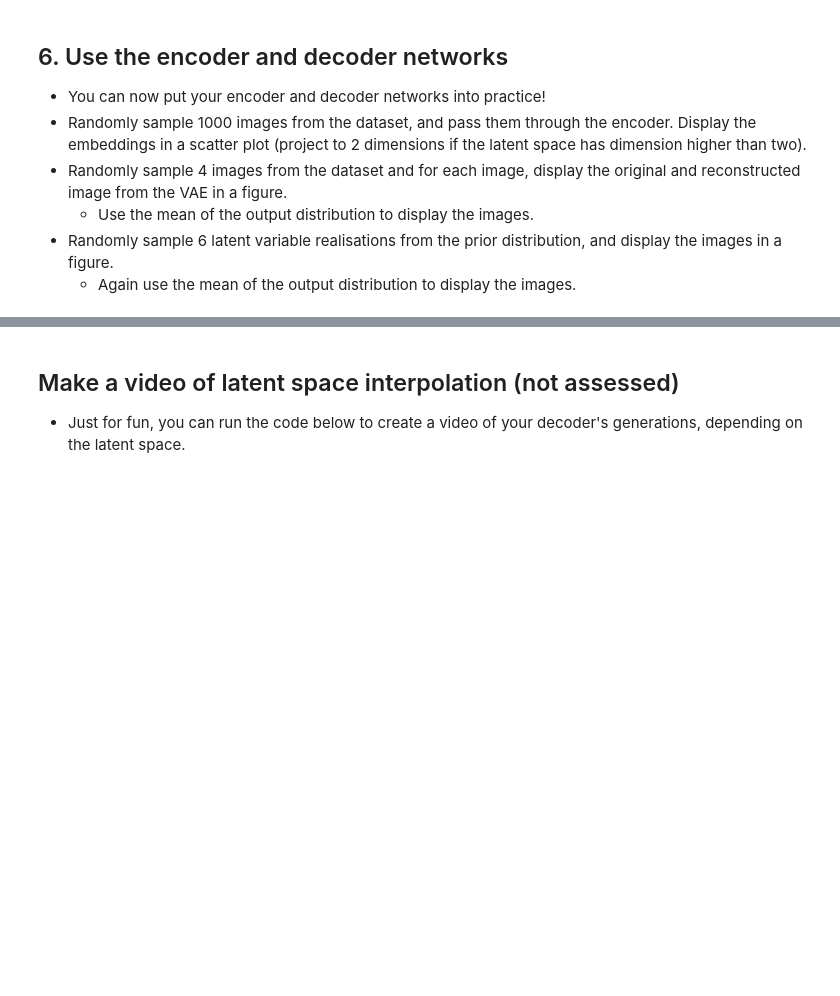
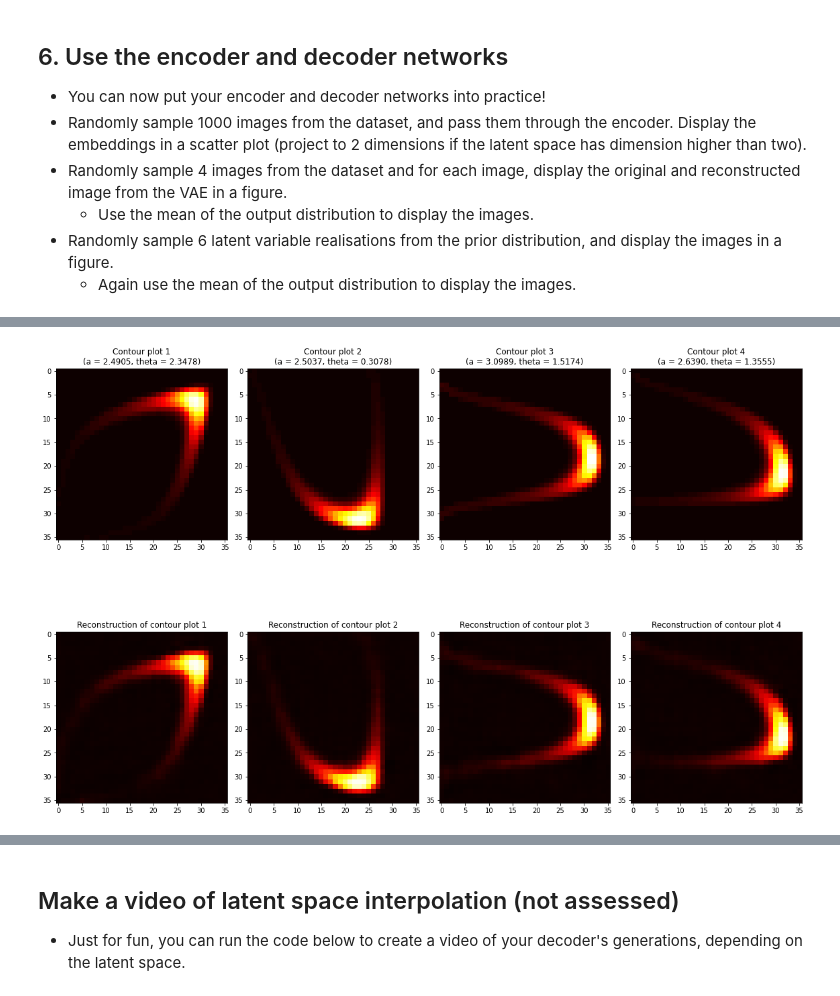
Before and after one commit to zhulingchen/coursera-tf2, a Jupyter notebook: Probabilistic Deep Learning with TensorFlow 2/Capstone/Capstone Project.ipynb, the cells around one changed output, grey strips where cells are left out. Cells and saved outputs as stored; diff of their text form; code cells hidden in the pictures; blank space fills up the shorter version.

```diff
--- a/Probabilistic Deep Learning with TensorFlow 2/Capstone/Capstone Project.ipynb
+++ b/Probabilistic Deep Learning with TensorFlow 2/Capstone/Capstone Project.ipynb
@@ -478,0 +512,29 @@ Epoch 30/30
+# %%
+def reconstruct(encoder, decoder, images):
+    enc_dist = encoder(images)
+    z_mean = enc_dist.mean()
+    dec_dist = decoder(z_mean)
+    return dec_dist.mean()
+# %%
+n_transformed_dists = 4
+
+fig, ax = plt.subplots(2, n_transformed_dists, figsize=(16, 12))
+for i, (a, theta) in enumerate(zip(a_dist.sample(n_transformed_dists), theta_dist.sample(n_transformed_dists))):
+    _, transformed_dist = get_transformed_dist(base_dist, a, theta)
+    transformed_dist = tfd.BatchReshape(transformed_dist, [1])
+    Z = get_densities(transformed_dist).squeeze()
+    image = get_image_array_from_density_values(Z)
+    ax[0, i % n_transformed_dists].imshow(image / 255.0)
+    ax[0, i % n_transformed_dists].set_title(
+        'Contour plot {:d}\n(a = {:.4f}, theta = {:.4f})'.format(i+1, a, theta)
+    )
+    ax[0, i % n_transformed_dists].set_aspect('equal', 'box')
+    ax[1, i % n_transformed_dists].imshow(
+        tf.squeeze(reconstruct(encoder, decoder, tf.expand_dims(image / 255.0, axis=0)))
+    )
+    ax[1, i % n_transformed_dists].set_title('Reconstruction of contour plot {:d}'.format(i+1))
+    ax[1, i % n_transformed_dists].set_aspect('equal', 'box')
+
+fig.tight_layout()
+# %% [output]
+[figure, added]
```
Also changed, not shown: parts of 11 cells of this notebook.
